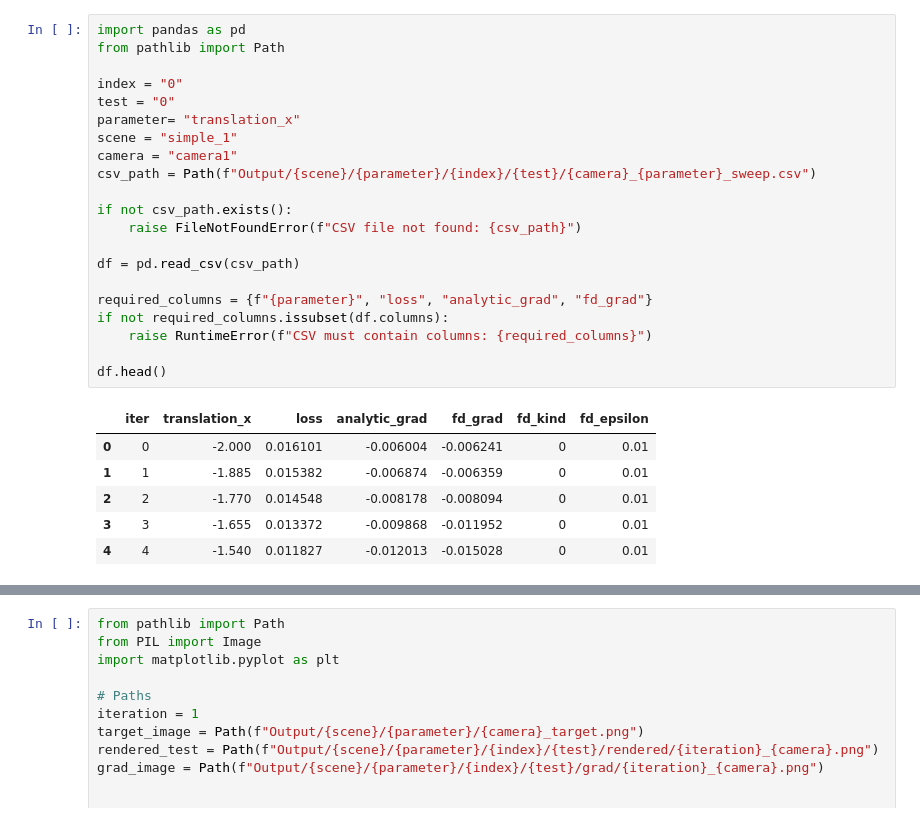
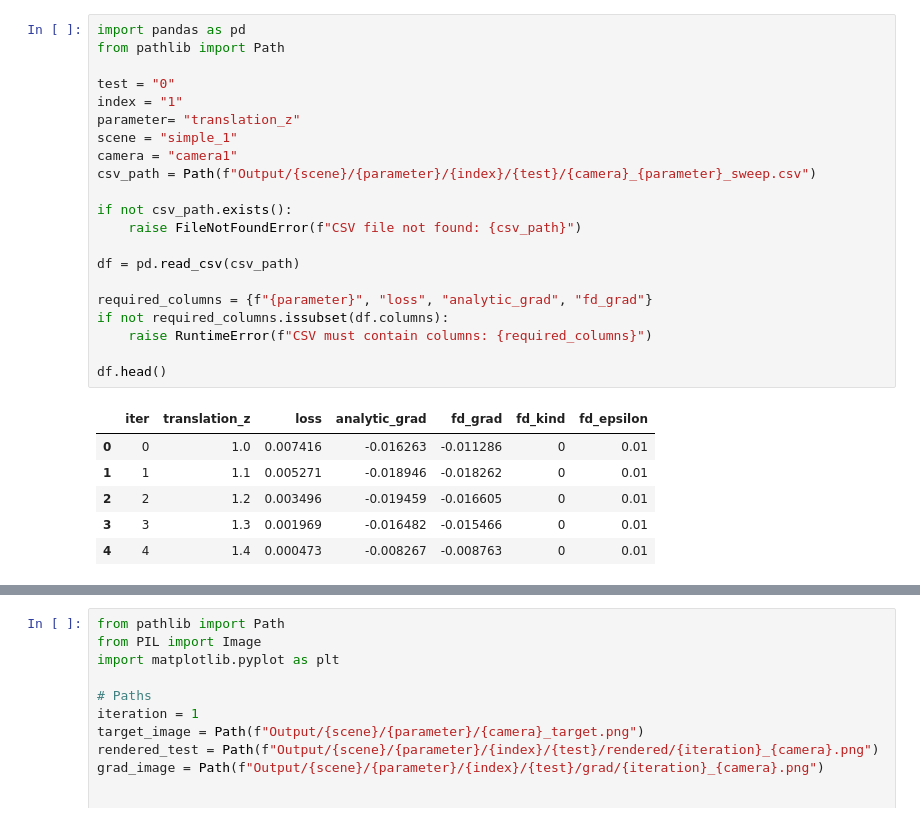
Before and after one commit to M-Gjerde/DifferentiablePointRendering, a Jupyter notebook: python/finite_difference/notebook_scatter.ipynb, the cells around one changed output, grey strips where cells are left out. Drawn from its saved outputs; the diff is of its cells as text.

```diff
--- a/python/finite_difference/notebook_scatter.ipynb
+++ b/python/finite_difference/notebook_scatter.ipynb
@@ -1,31 +1,31 @@
 # %%
 import pandas as pd
 from pathlib import Path
 
-index = "0"
 test = "0"
-parameter= "translation_x"
+index = "1"
+parameter= "translation_z"
 scene = "simple_1"
 camera = "camera1"
 csv_path = Path(f"Output/{scene}/{parameter}/{index}/{test}/{camera}_{parameter}_sweep.csv")
 
 if not csv_path.exists():
     raise FileNotFoundError(f"CSV file not found: {csv_path}")
 
 df = pd.read_csv(csv_path)
 
 required_columns = {f"{parameter}", "loss", "analytic_grad", "fd_grad"}
 if not required_columns.issubset(df.columns):
     raise RuntimeError(f"CSV must contain columns: {required_columns}")
 
 df.head()
 # %% [output]
-|  | iter | translation_x | loss | analytic_grad | fd_grad | fd_kind | fd_epsilon |
-| 0 | 0 | -2.000 | 0.016101 | -0.006004 | -0.006241 | 0 | 0.01 |
-| 1 | 1 | -1.885 | 0.015382 | -0.006874 | -0.006359 | 0 | 0.01 |
-| 2 | 2 | -1.770 | 0.014548 | -0.008178 | -0.008094 | 0 | 0.01 |
-| 3 | 3 | -1.655 | 0.013372 | -0.009868 | -0.011952 | 0 | 0.01 |
-| 4 | 4 | -1.540 | 0.011827 | -0.012013 | -0.015028 | 0 | 0.01 |
+|  | iter | translation_z | loss | analytic_grad | fd_grad | fd_kind | fd_epsilon |
+| 0 | 0 | 1.0 | 0.007416 | -0.016263 | -0.011286 | 0 | 0.01 |
+| 1 | 1 | 1.1 | 0.005271 | -0.018946 | -0.018262 | 0 | 0.01 |
+| 2 | 2 | 1.2 | 0.003496 | -0.019459 | -0.016605 | 0 | 0.01 |
+| 3 | 3 | 1.3 | 0.001969 | -0.016482 | -0.015466 | 0 | 0.01 |
+| 4 | 4 | 1.4 | 0.000473 | -0.008267 | -0.008763 | 0 | 0.01 |
 # %%
 
 import matplotlib.pyplot as plt
```
Also changed, not shown: parts of 3 cells of this notebook, 3 other files.
